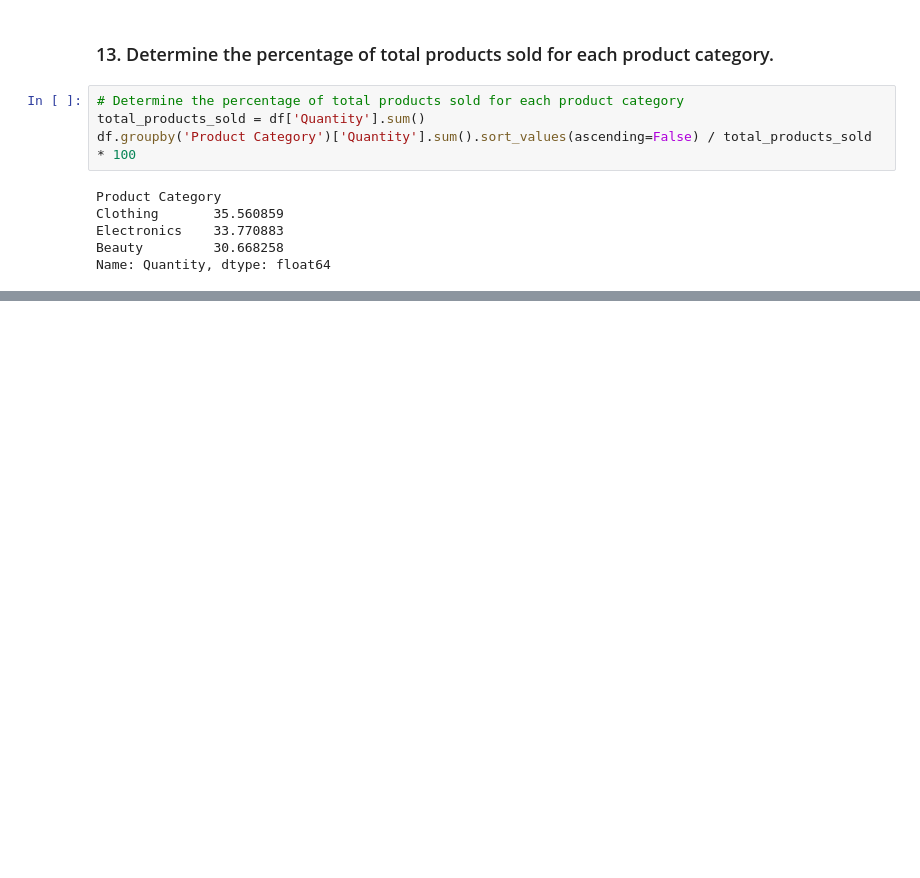
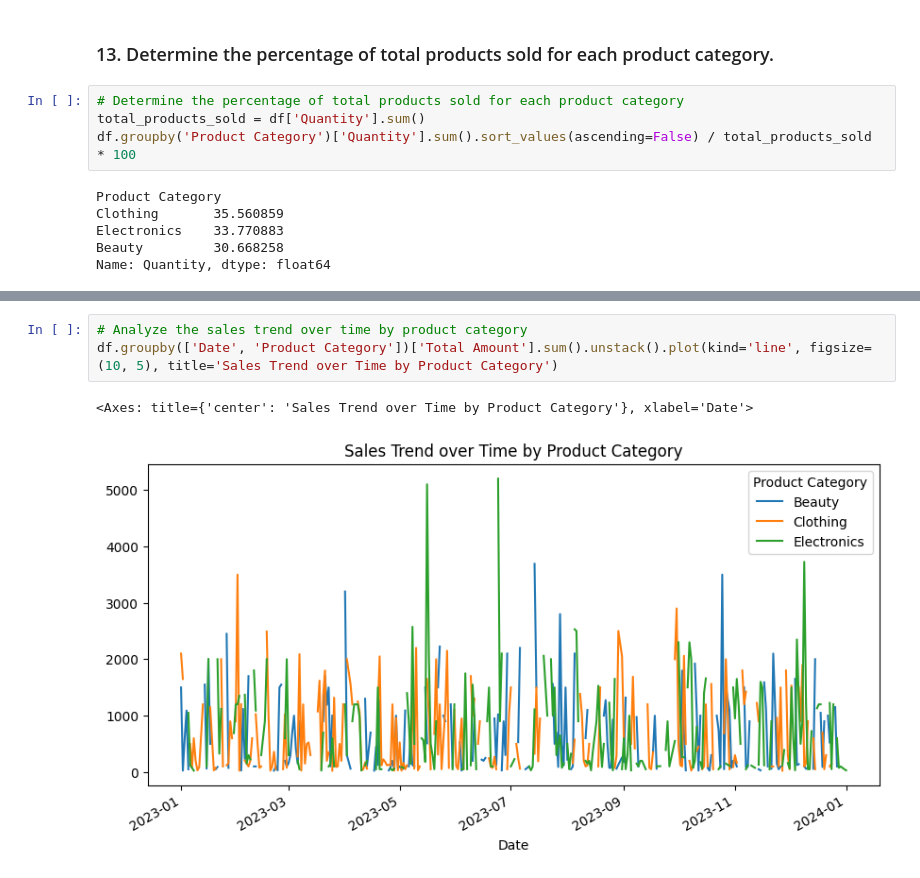
Before and after one commit to dagbolade/Retail_Sales, a Jupyter notebook: sales.ipynb, the cells around one changed output, grey strips where cells are left out. Drawn from its saved outputs; the diff is of its cells as text; blank space fills up the shorter version.

```diff
--- a/sales.ipynb
+++ b/sales.ipynb
@@ -185,0 +209,6 @@ Name: Quantity, dtype: float64
+# %%
+# Analyze the sales trend over time by product category
+df.groupby(['Date', 'Product Category'])['Total Amount'].sum().unstack().plot(kind='line', figsize=(10, 5), title='Sales Trend over Time by Product Category')
+# %% [output]
+<Axes: title={'center': 'Sales Trend over Time by Product Category'}, xlabel='Date'>
+[figure, added]
```
Also changed, not shown: parts of 4 cells of this notebook.
